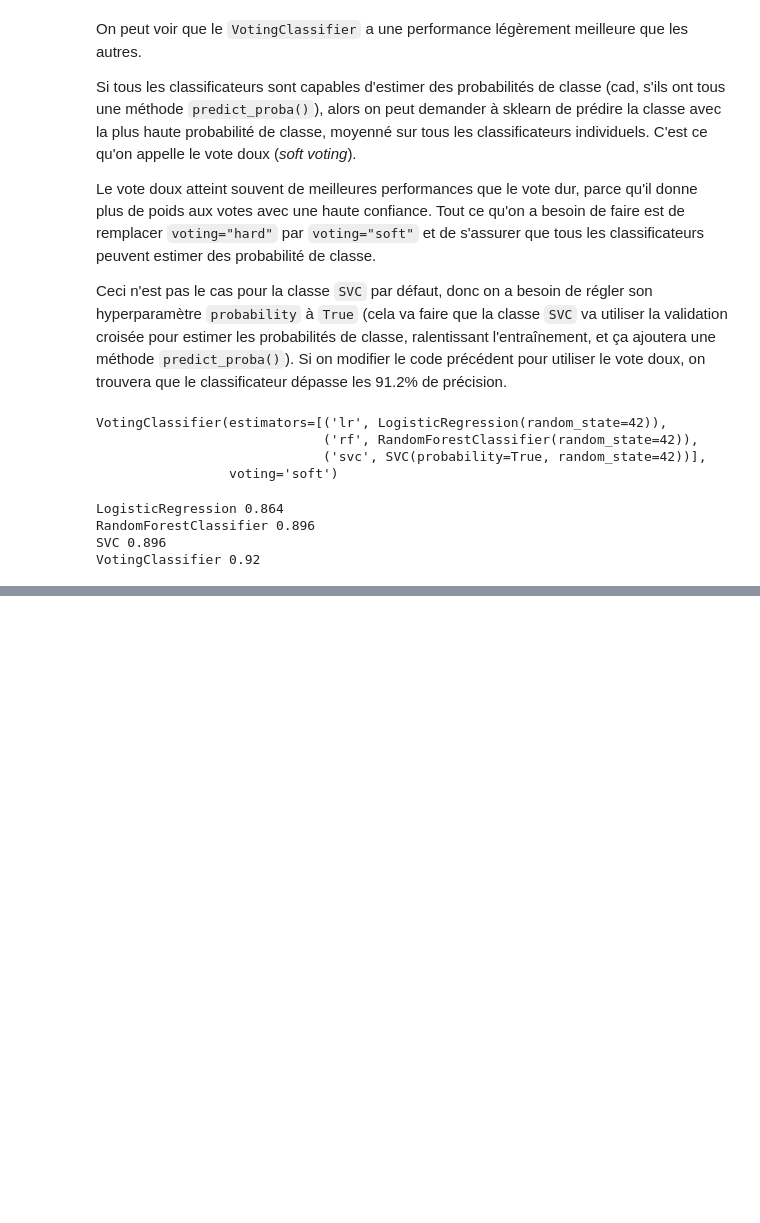
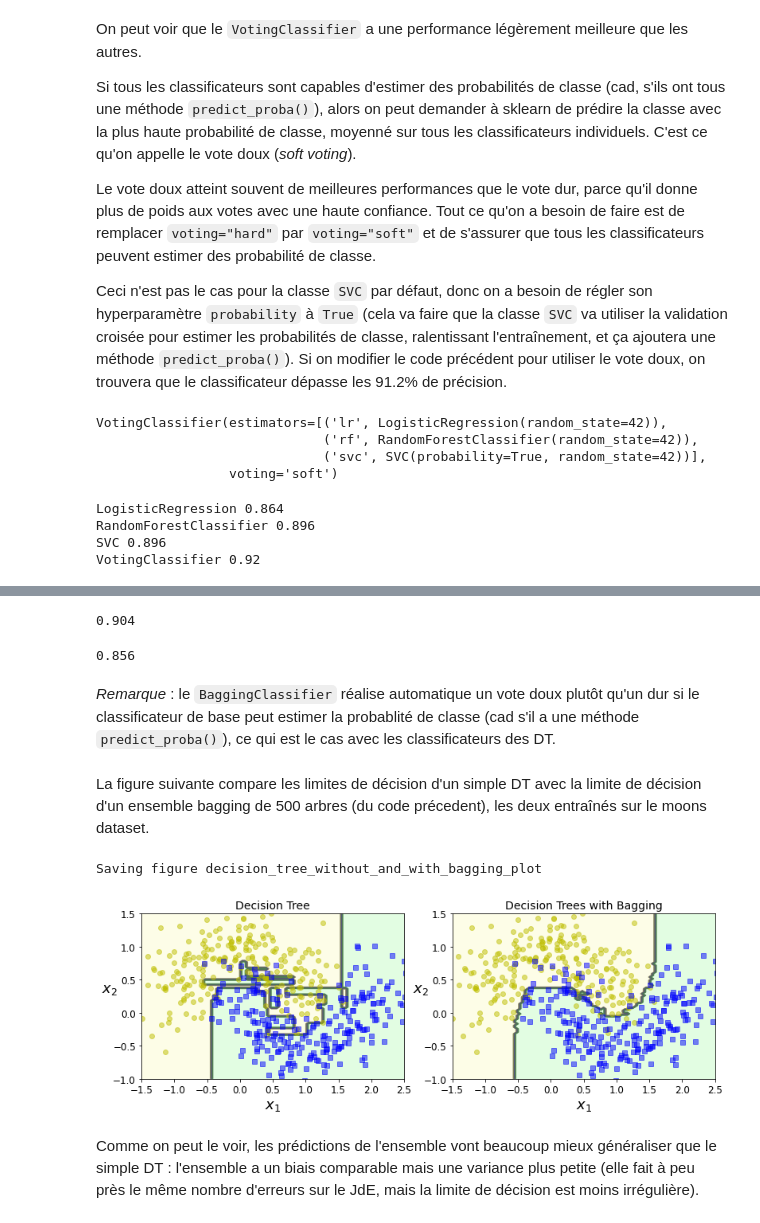
Before and after one commit to CLOCK-PhD/Machine-Learning-Projects, a Jupyter notebook: 7-EnsembleLearning_RandomForests/ensemble_learning_and_random_forests.ipynb, the cells around one changed output, grey strips where cells are left out. Drawn from its saved outputs; the diff is of its cells as text; code cells hidden in the pictures; blank space fills up the shorter version.

Commit message:
avancement sur ensemble learning

```diff
--- a/7-EnsembleLearning_RandomForests/ensemble_learning_and_random_forests.ipynb
+++ b/7-EnsembleLearning_RandomForests/ensemble_learning_and_random_forests.ipynb
@@ -181,0 +184,61 @@ Comme on peut le voir sur la dernière figure, les prédicteurs peuvent tous êt
+# %%
+from sklearn.ensemble import BaggingClassifier
+from sklearn.tree import DecisionTreeClassifier
+
+bag_clf = BaggingClassifier(
+    DecisionTreeClassifier(random_state=42), n_estimators=500,
+    max_samples=100, bootstrap=True, random_state=42
+)
+
+bag_clf.fit(X_train, y_train)
+y_pred = bag_clf.predict(X_test)
+# %%
+from sklearn.metrics import accuracy_score
+print(accuracy_score(y_test, y_pred))
+# %% [output]
+0.904
+# %%
+tree_clf = DecisionTreeClassifier(random_state=42)
+tree_clf.fit(X_train, y_train)
+y_pred_tree = tree_clf.predict(X_test)
+print(accuracy_score(y_test, y_pred_tree))
+# %% [output]
+0.856
+# %% [markdown]
+*Remarque* : le `BaggingClassifier` réalise automatique un vote doux plutôt qu'un dur si le classificateur de base peut estimer la probablité de classe (cad s'il a une méthode `predict_proba()`), ce qui est le cas avec les classificateurs des DT.
+# %% [markdown]
+La figure suivante compare les limites de décision d'un simple DT avec la limite de décision d'un ensemble bagging de 500 arbres (du code précedent), les deux entraînés sur le moons dataset.
+# %%
+from matplotlib.colors import ListedColormap
+
+def plot_decision_boundary(clf, X, y, axes=[-1.5, 2.5, -1, 1.5], alpha=0.5, contour=True):
+    x1s = np.linspace(axes[0], axes[1], 100)
+    x2s = np.linspace(axes[2], axes[3], 100)
+    x1, x2 = np.meshgrid(x1s, x2s)
+    X_new = np.c_[x1.ravel(), x2.ravel()]
+    y_pred = clf.predict(X_new).reshape(x1.shape)
+    custom_cmap = ListedColormap(['#fafab0','#9898ff','#a0faa0'])
+    plt.contourf(x1, x2, y_pred, alpha=0.3, cmap=custom_cmap)
+    if contour:
+        custom_cmap2 = ListedColormap(['#7d7d58','#4c4c7f','#507d50'])
+        plt.contour(x1, x2, y_pred, cmap=custom_cmap2, alpha=0.8)
+    plt.plot(X[:, 0][y==0], X[:, 1][y==0], "yo", alpha=alpha)
+    plt.plot(X[:, 0][y==1], X[:, 1][y==1], "bs", alpha=alpha)
+    plt.axis(axes)
+    plt.xlabel(r"$x_1$", fontsize=18)
+    plt.ylabel(r"$x_2$", fontsize=18, rotation=0)
+# %%
+plt.figure(figsize=(11,4))
+plt.subplot(121)
+plot_decision_boundary(tree_clf, X, y)
+plt.title("Decision Tree", fontsize=14)
+plt.subplot(122)
+plot_decision_boundary(bag_clf, X, y)
+plt.title("Decision Trees with Bagging", fontsize=14)
+save_fig("decision_tree_without_and_with_bagging_plot")
+plt.show()
+# %% [output]
+Saving figure decision_tree_without_and_with_bagging_plot
+[figure, added]
+# %% [markdown]
+Comme on peut le voir, les prédictions de l'ensemble vont beaucoup mieux généraliser que le simple DT : l'ensemble a un biais comparable mais une variance plus petite (elle fait à peu près le même nombre d'erreurs sur le JdE, mais la limite de décision est moins irrégulière).
```
Also changed, not shown: parts of 28 cells of this notebook.
